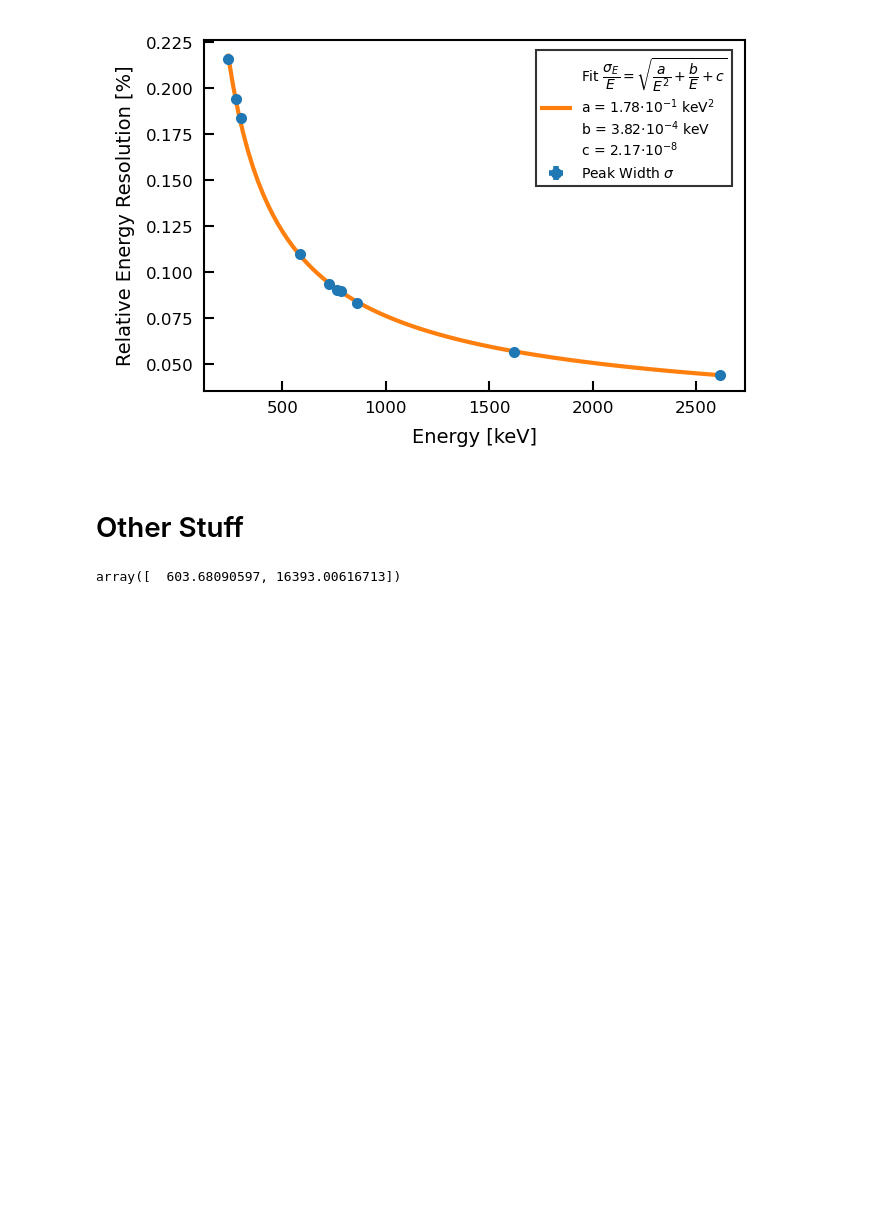
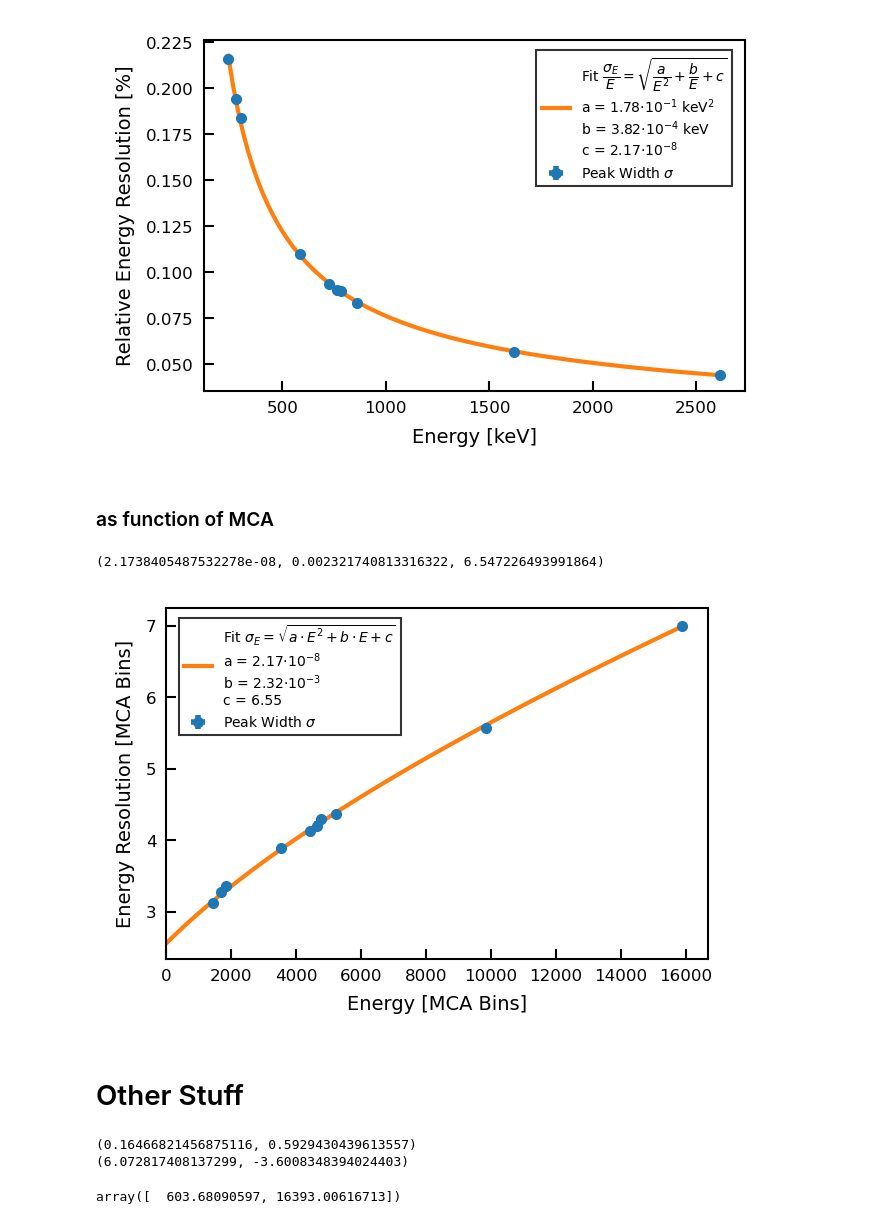
Before and after one commit to Physik-Institut-UZH/Gator_2020, a Jupyter notebook: Calibrations/2021.02.11/Calibration_Th228_20210211.ipynb, the cells around one changed output. Cells and saved outputs as stored; diff of their text form; code cells hidden in the pictures; blank space fills up the shorter version.

```diff
--- a/Calibrations/2021.02.11/Calibration_Th228_20210211.ipynb
+++ b/Calibrations/2021.02.11/Calibration_Th228_20210211.ipynb
@@ -2187,15 +2258,15 @@ def relresolFunc(E, a,b,c):
     relresol = np.sqrt(a/E**2 + b/E + c)
     return relresol
 # %%
-popt, pcov = curve_fit(relresolFunc, df_calibration.e_lit, rel_resol,
+popt_relresol, pcov = curve_fit(relresolFunc, df_calibration.e_lit, rel_resol,
                        p0=[0.1, 0.1, 0.1],
                        bounds=((0, 0, 0),
                                (+np.inf, +np.inf, +np.inf)),
                        sigma=rel_resol_err, maxfev=10000)
-print(popt[0])
-print(popt[1])
-print(popt[2])
-residuals = relresolFunc(df_calibration.e_lit, *popt) - rel_resol
+print(popt_relresol[0])
+print(popt_relresol[1])
+print(popt_relresol[2])
+residuals = relresolFunc(df_calibration.e_lit, *popt_relresol) - rel_resol
 # %% [output]
 0.17753211148720408
 0.0003823169144201989
@@ -2219,8 +2290,47 @@ if save_plots:
 plt.show()
 # %% [output]
 [figure]
+# %% [markdown]
+### as function of MCA
+# %%
+resol = df_calibration.peak_width
+resol_err = df_calibration.peak_width_unc
+# %%
+def resolFunc(E, a,b,c):
+    resol = np.sqrt(a*(E**2) + b*E + c)
+    return resol
+# %%
+popt_relresol[2], popt_relresol[1]/cal_CE_a, popt_relresol[0]/cal_CE_a**2
+# %% [output]
+(2.1738405487532278e-08, 0.002321740813316322, 6.547226493991864)
+# %%
+plt.errorbar(df_calibration.peak_position, resol, yerr = resol_err, xerr = df_calibration.peak_position_unc,
+            fmt = 'o', ms = 3, label = 'Peak Width $\sigma$', linewidth = 2)
+x_val = np.linspace(0, np.array(df_calibration.peak_position)[-1], 100)
+plt.plot(x_val, resolFunc(x_val, popt_relresol[2], popt_relresol[1]/cal_CE_a, popt_relresol[0]/cal_CE_a**2),
+         label = 'Fit $\sigma_E = \sqrt{a \cdot E^2 + b \cdot E +c}$'
+         +'\na = '+str(round(1e8*popt_relresol[2],2))+'$\cdot 10^{-8}$'
+         +'\nb = '+str(round(1e3*popt_relresol[1]/cal_CE_a,2))+'$\cdot 10^{-3}$'
+         +'\nc = '+str(round(1e0*popt_relresol[0]/cal_CE_a**2,2)))
+#plt.xscale('log'); plt.yscale('log');
+plt.xlabel('Energy [MCA Bins]')
+plt.ylabel('Energy Resolution [MCA Bins]')
+plt.xlim(left = 0)
+legend = plt.legend(loc=2, bbox_to_anchor=(0.01,0.99), frameon=True, shadow=False, edgecolor='black', fancybox=False)
+legend.get_frame().set_linewidth(0.75)
+if save_plots:
+    plt.savefig(filename_suffix_save+'_resolution_fit_ADC.png', bbox_inches='tight')
+plt.show()
+# %% [output]
+[figure, added]
 # %% [markdown]
 # Other Stuff
+# %%
+print(cal_CE)
+print(cal_EC)
+# %% [output]
+(0.16466821456875116, 0.5929430439613557)
+(6.072817408137299, -3.6008348394024403)
 # %%
 linFunc(np.array([100, 2700]), *cal_EC)
 # %% [output]
```
Also changed, not shown: parts of 6 cells of this notebook, 1 other file.
